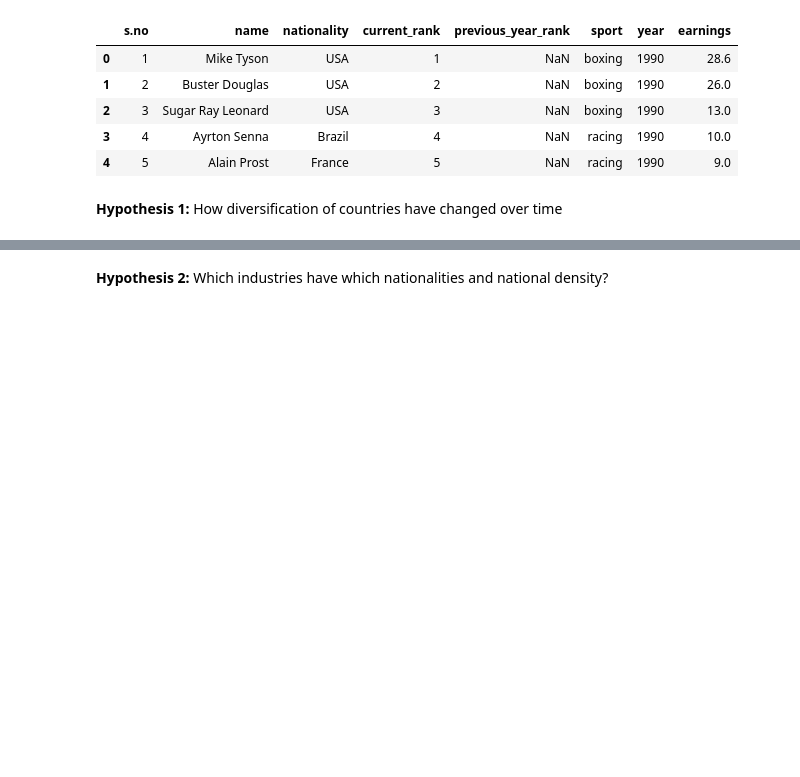
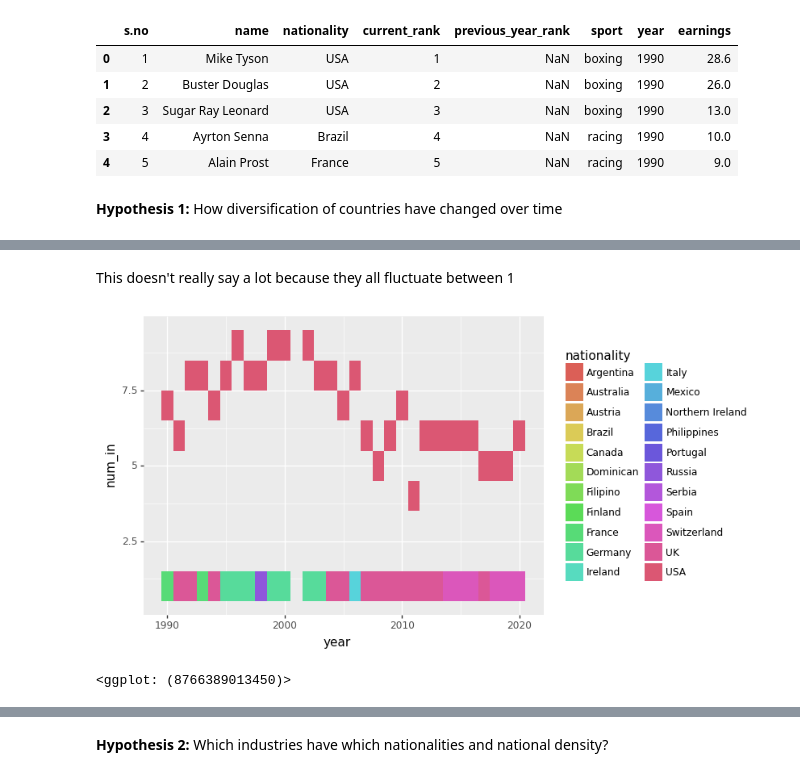
Before and after one commit to zoeshenrw/databootcamp-midterm, a Jupyter notebook: Nathan_Portion.ipynb, the cells around one changed output, grey strips where cells are left out. Cells and saved outputs as stored; diff of their text form; code cells hidden in the pictures; blank space fills up the shorter version.

```diff
--- a/Nathan_Portion.ipynb
+++ b/Nathan_Portion.ipynb
@@ -49,0 +93,9 @@ How diversification of countries have changed over time
+# %% [markdown]
+This doesn't really say a lot because they all fluctuate between 1
+# %%
+(ggplot(data=cpy_df, mapping= aes(x='year', y='num_in', fill='nationality'))+
+ geom_tile()
+ )
+# %% [output]
+[figure, added]
+<ggplot: (8766389013450)>
```
Also changed, not shown: parts of 15 cells of this notebook.
